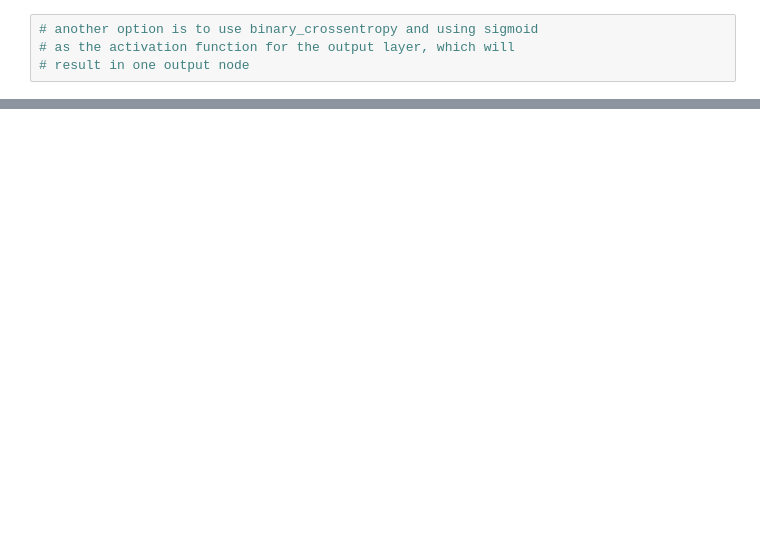
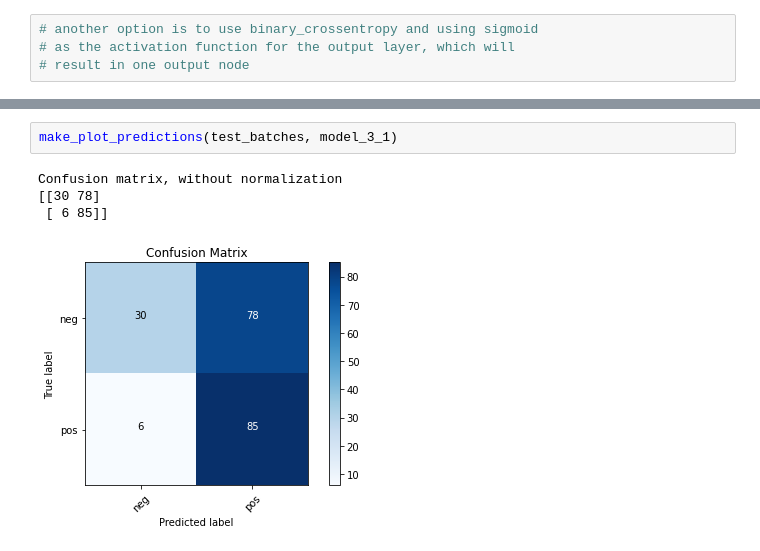
Before and after one commit to emmamcclaire/falcon_alert, a Jupyter notebook: modeling.ipynb, the cells around one changed output, grey strips where cells are left out. Saved outputs shown, nothing was run; the diff lists cells and outputs as text; blank space fills up the shorter version.

```diff
--- a/modeling.ipynb
+++ b/modeling.ipynb
@@ -122,0 +180,7 @@ Confusion matrix, without normalization
+# %%
+make_plot_predictions(test_batches, model_3_1)
+# %% [output]
+Confusion matrix, without normalization
+[[30 78]
+ [ 6 85]]
+[figure, added]
```
Also changed, not shown: parts of 32 cells of this notebook, 11 other files.
